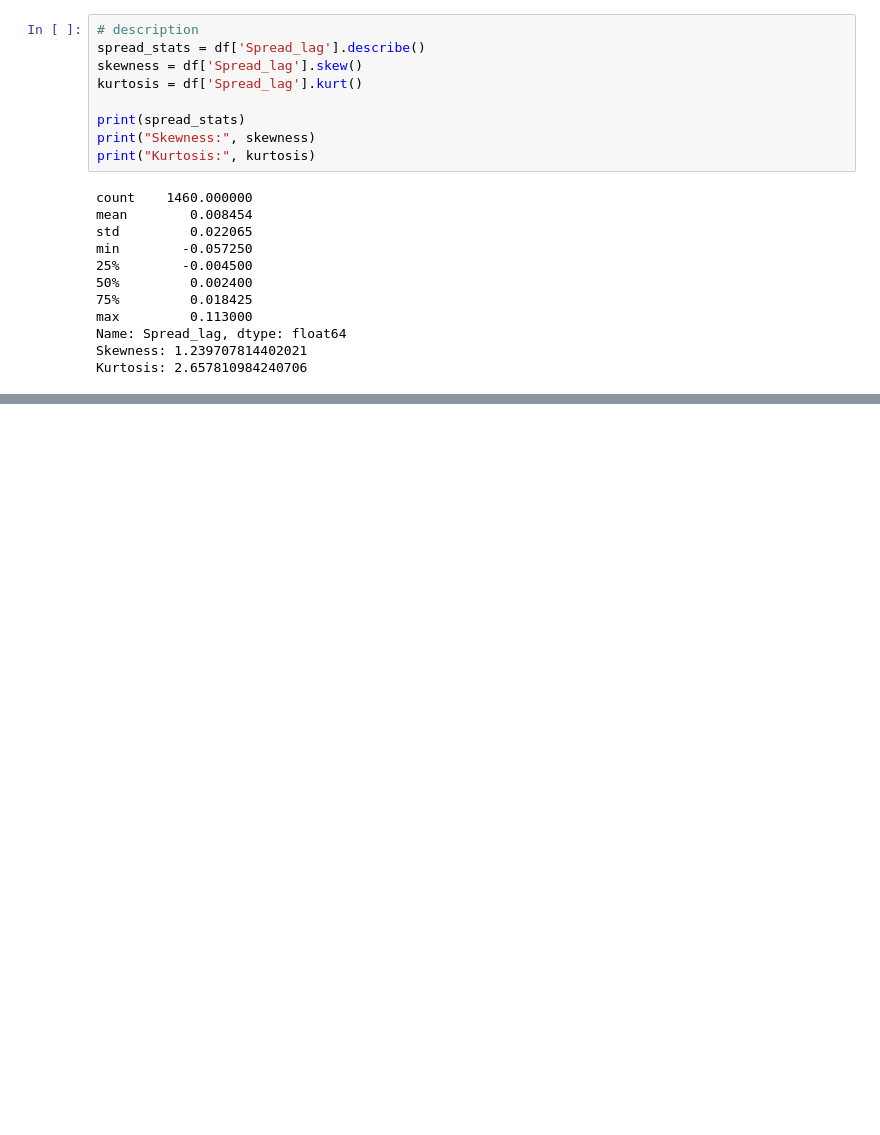
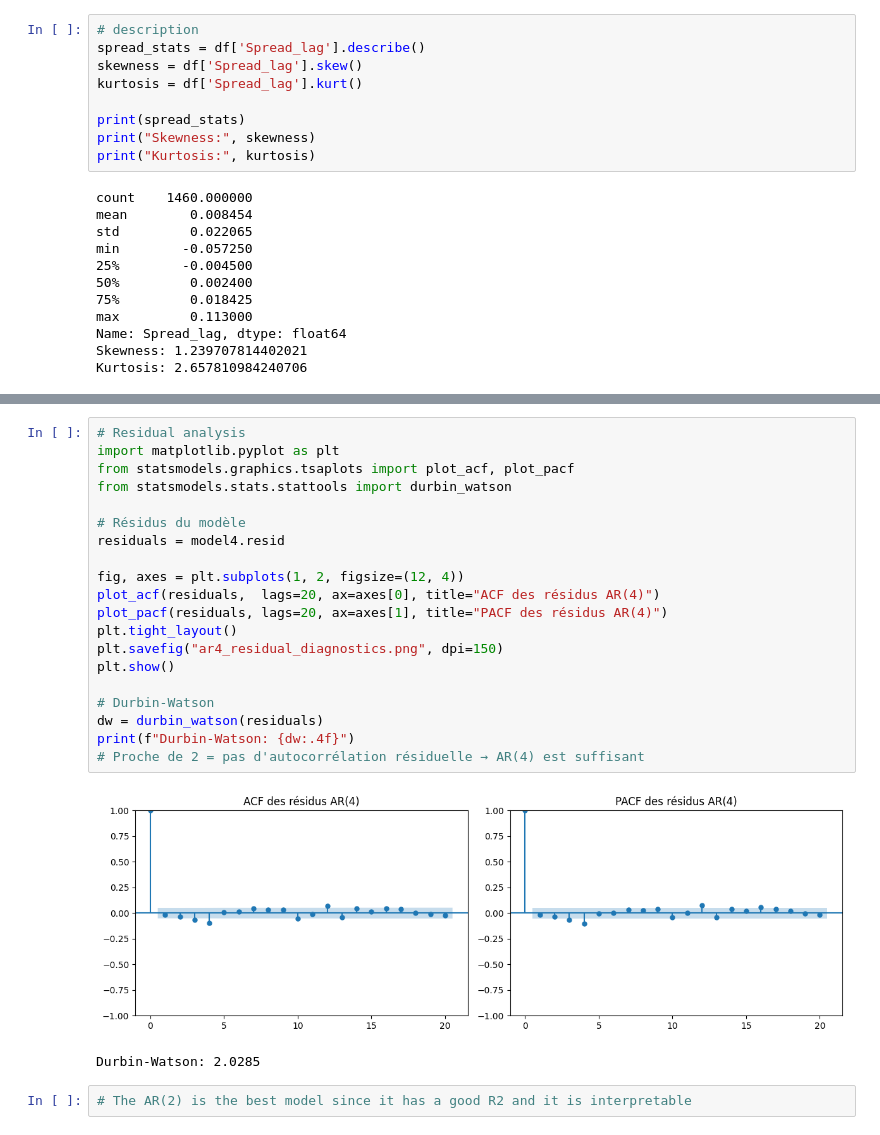
Before and after one commit to eya-sfar/tsa_project, a Jupyter notebook: process_data_part1/workstreamB.ipynb, the cells around one changed output, grey strips where cells are left out. Drawn from its saved outputs; the diff is of its cells as text; blank space fills up the shorter version.

```diff
--- a/process_data_part1/workstreamB.ipynb
+++ b/process_data_part1/workstreamB.ipynb
@@ -256,3 +338,28 @@ Covariance Type:            nonrobust
 
 Notes:
 [1] Standard Errors assume that the covariance matrix of the errors is correctly specified.
+# %%
+# Residual analysis
+import matplotlib.pyplot as plt
+from statsmodels.graphics.tsaplots import plot_acf, plot_pacf
+from statsmodels.stats.stattools import durbin_watson
+
+# Résidus du modèle
+residuals = model4.resid
+
+fig, axes = plt.subplots(1, 2, figsize=(12, 4))
+plot_acf(residuals,  lags=20, ax=axes[0], title="ACF des résidus AR(4)")
+plot_pacf(residuals, lags=20, ax=axes[1], title="PACF des résidus AR(4)")
+plt.tight_layout()
+plt.savefig("ar4_residual_diagnostics.png", dpi=150)
+plt.show()
+
+# Durbin-Watson
+dw = durbin_watson(residuals)
+print(f"Durbin-Watson: {dw:.4f}")
+# Proche de 2 = pas d'autocorrélation résiduelle → AR(4) est suffisant
+# %% [output]
+[figure, added]
+Durbin-Watson: 2.0285
+# %%
+# The AR(2) is the best model since it has a good R2 and it is interpretable
```
Also changed, not shown: parts of 17 cells of this notebook, 4 other files.
